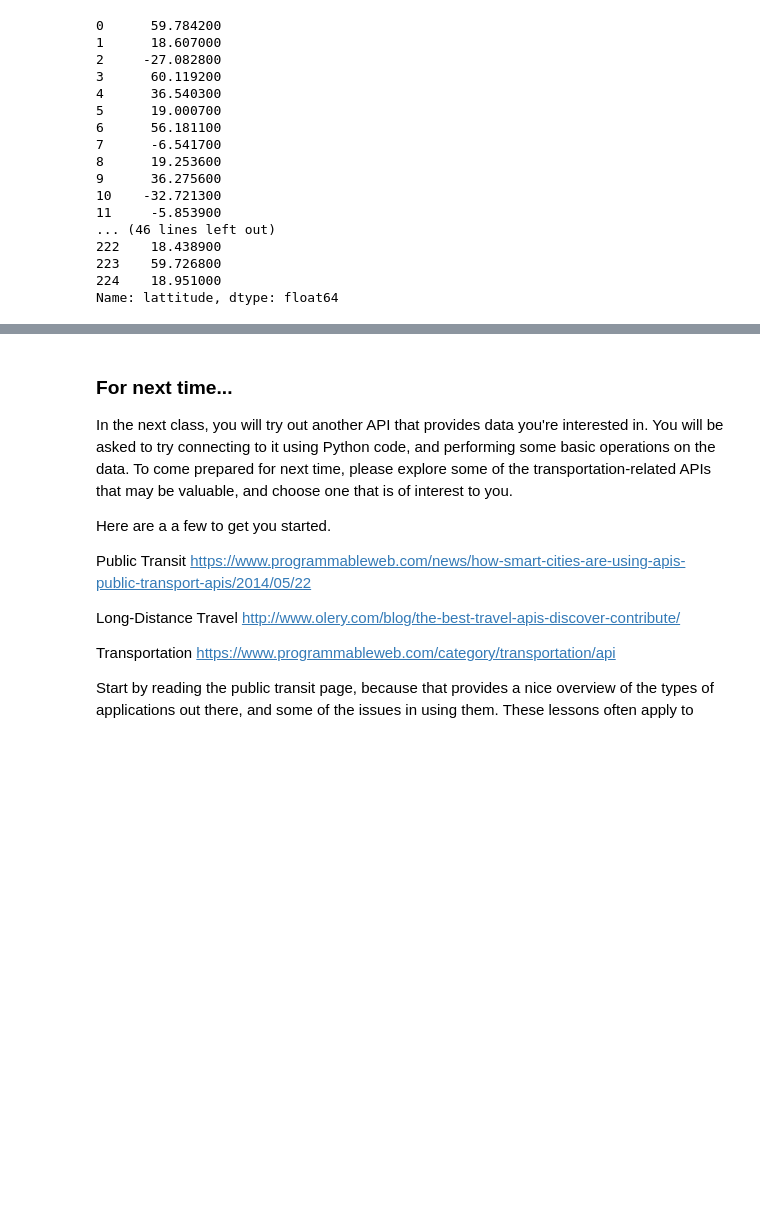
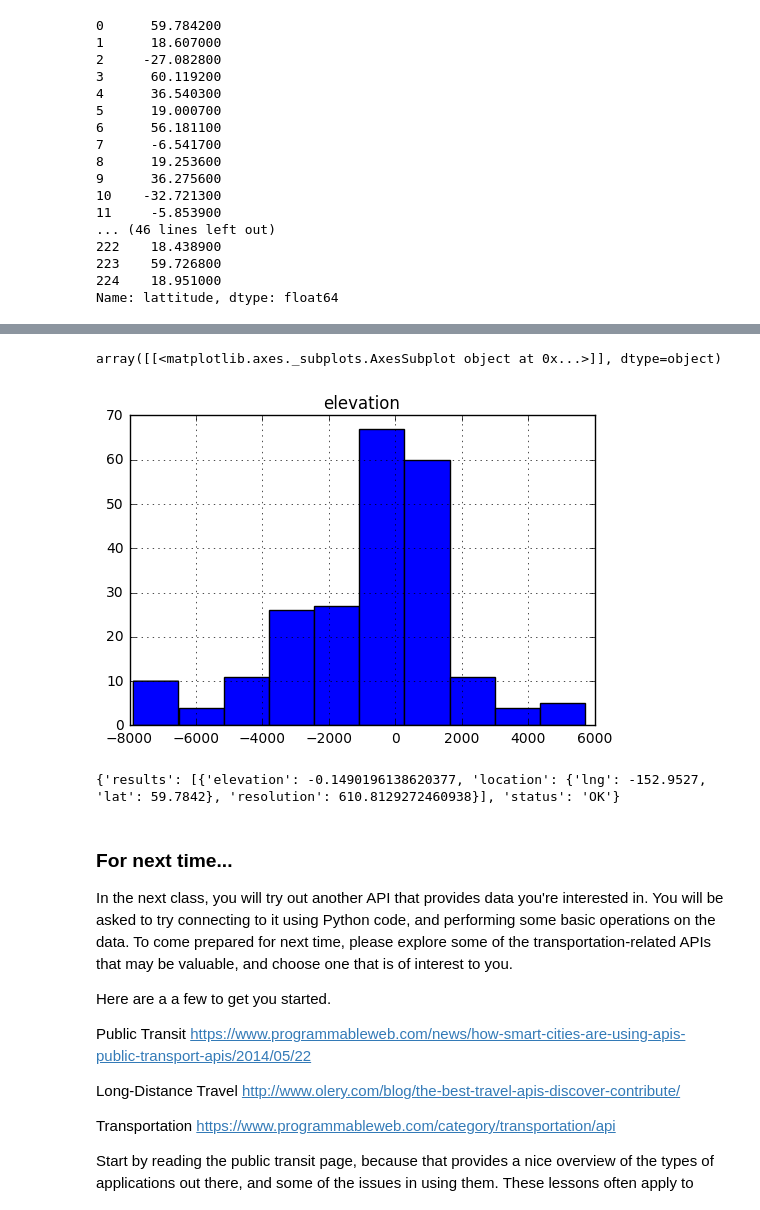
Before and after one commit to ramu225/ce599-s17, a Jupyter notebook: 7-Open Data APIs/api-demo.ipynb, the cells around one changed output, grey strips where cells are left out. Saved outputs shown, nothing was run; the diff lists cells and outputs as text; code cells hidden in the pictures; blank space fills up the shorter version.

Commit message:
API Talking to eachother
Finnally got the google elevation api to take the usgs api lat long and
come up with a elevation. Then created a dataframe and plotted a
histogram of the elevations.

```diff
--- a/7-Open Data APIs/api-demo.ipynb
+++ b/7-Open Data APIs/api-demo.ipynb
@@ -653,0 +664,41 @@ NameError: name 'coord' is not defined
+# %%
+count = 1
+i = 0
+df2_list = []
+while count != len(df)+1:
+
+    lat = str(df['lattitude'][i])
+    long = str(df['longitude'][i])
+    endpoint = 'https://maps.googleapis.com/maps/api/elevation/json?locations='+lat+','+long+'&key=AIzaSyC_XhhBaLrX0jRROKud7sKQ9fprnnGDkk0'
+
+    url = requests.Request('GET', endpoint).prepare().url
+    response = requests.get(url)
+    #results = response.text
+
+    data_json = response.json()
+
+    pp.pprint(data_json)
+
+    df2 = pd.DataFrame(data_json['results'])
+    df2_list.append(df2)
+
+
+    count = count+1
+    i = i+1
+
+pp.pprint(data)
+
+#lat,lng,el = [],[],[]
+#for result in data['results']:
+    #lat.append(result[u'location'][u'lat'])
+    #lng.append(result[u'location'][u'lng'])
+    #el.append(result[u'elevation'])
+    #df2 = pd.DataFrame([lat,lng,el]).T
+
+    #d = {'elevation': [q[0] for q in data],
+    #'lat': [q[1] for q in data],
+     #'long': [q[2] for q in data]}
+    #print(d)
+#df2 = pd.DataFrame.from_dict(data,orient='columns')
+quote_df = pd.concat(df2_list)
+quote_df
@@ -654,3 +750,16 @@ NameError: name 'coord' is not defined
+# %%
+quote_df.hist(column='elevation')
+# %% [output]
+array([[<matplotlib.axes._subplots.AxesSubplot object at 0x...>]], dtype=object)
+[figure, added]
+# %%
+response = requests.get(url)
+results = response.text
+data = json.loads(results)
+
+print(data)
+# %% [output]
+{'results': [{'elevation': -0.1490196138620377, 'location': {'lng': -152.9527, 'lat': 59.7842}, 'resolution': 610.8129272460938}], 'status': 'OK'}
 # %% [markdown]
 ### For next time...
 
```
Also changed, not shown: parts of 6 cells of this notebook.
